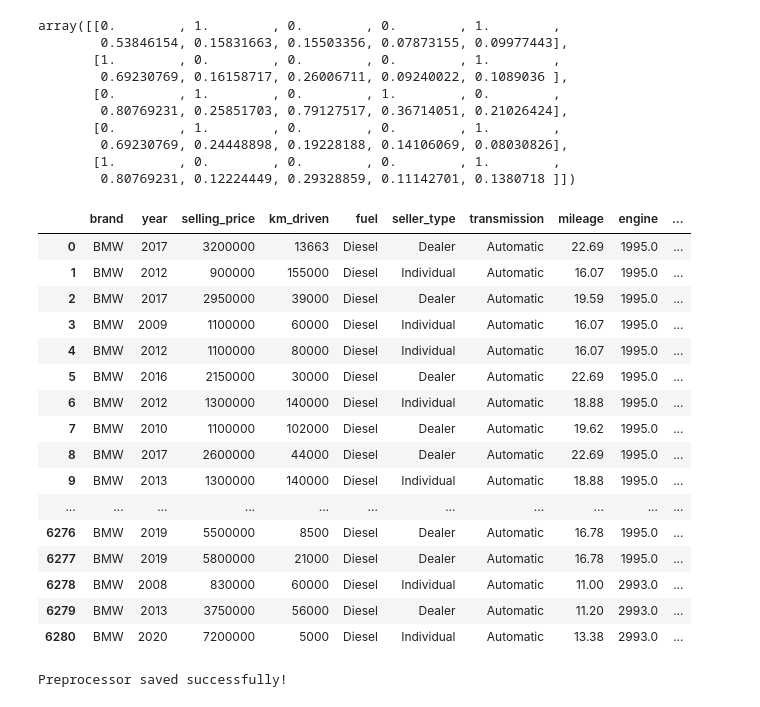
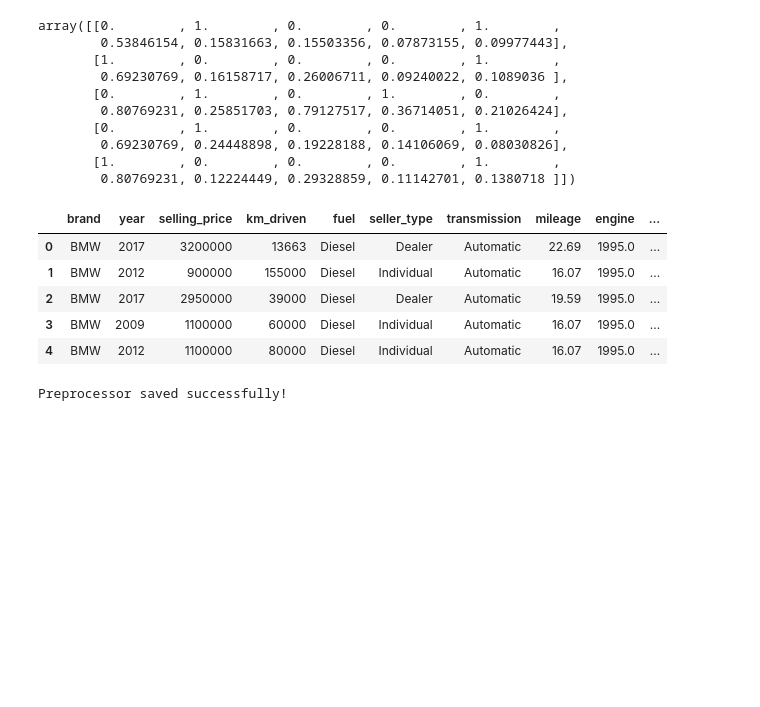
Before and after one commit to darth-binit/ML_AIT_A3, a Jupyter notebook: ProjectA3/Workings.ipynb, the cells around one changed output. Drawn from its saved outputs; the diff is of its cells as text; code cells hidden in the pictures; blank space fills up the shorter version.

```diff
--- a/ProjectA3/Workings.ipynb
+++ b/ProjectA3/Workings.ipynb
@@ -170,25 +171,14 @@ array([[0.        , 1.        , 0.        , 0.        , 1.        ,
        [1.        , 0.        , 0.        , 0.        , 1.        ,
         0.80769231, 0.12224449, 0.29328859, 0.11142701, 0.1380718 ]])
 # %%
-dff[dff['brand']=='BMW']
+dff[dff['brand']=='BMW'].head(5)
 # %% [output]
 |  | brand | year | selling_price | km_driven | fuel | seller_type | transmission | mileage | engine | ... |
 | 0 | BMW | 2017 | 3200000 | 13663 | Diesel | Dealer | Automatic | 22.69 | 1995.0 | ... |
 | 1 | BMW | 2012 | 900000 | 155000 | Diesel | Individual | Automatic | 16.07 | 1995.0 | ... |
 | 2 | BMW | 2017 | 2950000 | 39000 | Diesel | Dealer | Automatic | 19.59 | 1995.0 | ... |
 | 3 | BMW | 2009 | 1100000 | 60000 | Diesel | Individual | Automatic | 16.07 | 1995.0 | ... |
 | 4 | BMW | 2012 | 1100000 | 80000 | Diesel | Individual | Automatic | 16.07 | 1995.0 | ... |
-| 5 | BMW | 2016 | 2150000 | 30000 | Diesel | Dealer | Automatic | 22.69 | 1995.0 | ... |
-| 6 | BMW | 2012 | 1300000 | 140000 | Diesel | Individual | Automatic | 18.88 | 1995.0 | ... |
-| 7 | BMW | 2010 | 1100000 | 102000 | Diesel | Dealer | Automatic | 19.62 | 1995.0 | ... |
-| 8 | BMW | 2017 | 2600000 | 44000 | Diesel | Dealer | Automatic | 22.69 | 1995.0 | ... |
-| 9 | BMW | 2013 | 1300000 | 140000 | Diesel | Individual | Automatic | 18.88 | 1995.0 | ... |
-| ... | ... | ... | ... | ... | ... | ... | ... | ... | ... | ... |
-| 6276 | BMW | 2019 | 5500000 | 8500 | Diesel | Dealer | Automatic | 16.78 | 1995.0 | ... |
-| 6277 | BMW | 2019 | 5800000 | 21000 | Diesel | Dealer | Automatic | 16.78 | 1995.0 | ... |
-| 6278 | BMW | 2008 | 830000 | 60000 | Diesel | Individual | Automatic | 11.00 | 2993.0 | ... |
-| 6279 | BMW | 2013 | 3750000 | 56000 | Diesel | Dealer | Automatic | 11.20 | 2993.0 | ... |
-| 6280 | BMW | 2020 | 7200000 | 5000 | Diesel | Individual | Automatic | 13.38 | 2993.0 | ... |
 # %%
 # Save the trained model
 joblib.dump(preprocessor, "preprocessor.pkl")
```
Also changed, not shown: parts of 6 cells of this notebook, 6 other files.
